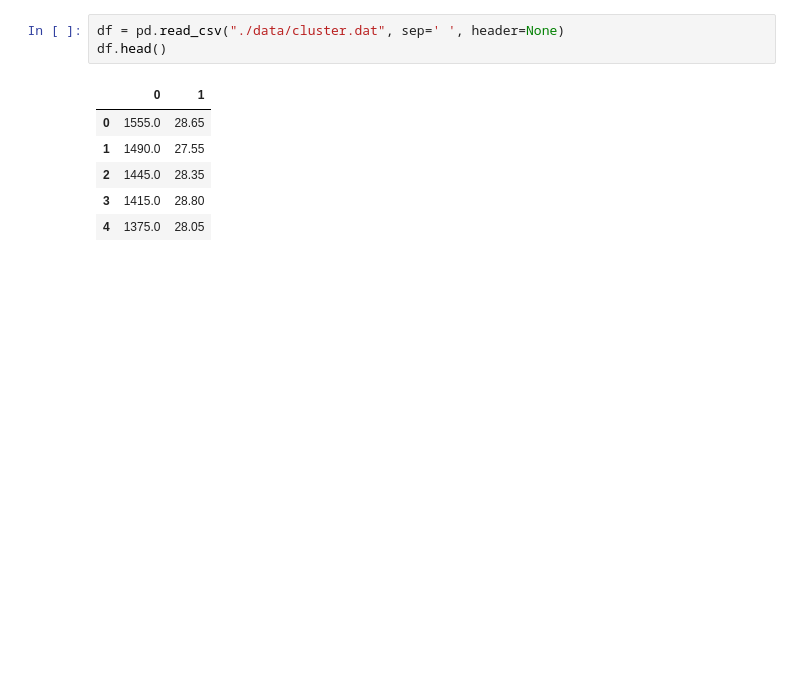
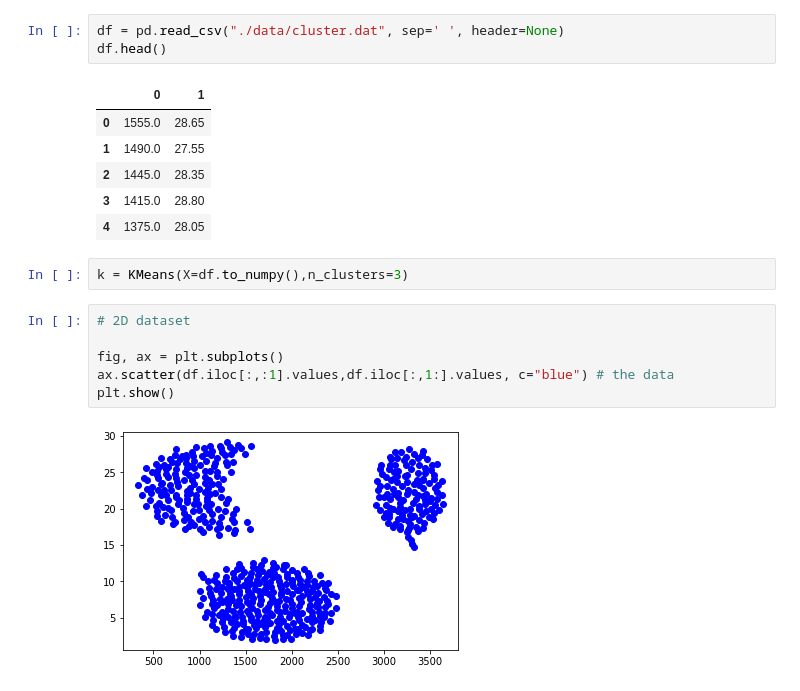
Before and after one commit to jovit/mc866-project-1, a Jupyter notebook: main.ipynb, the cells around one changed output. Cells and saved outputs as stored; diff of their text form; blank space fills up the shorter version.

Commit message:
kmeans wip

```diff
--- a/main.ipynb
+++ b/main.ipynb
@@ -35,3 +53,13 @@ df.head()
 | 2 | 1445.0 | 28.35 |
 | 3 | 1415.0 | 28.80 |
 | 4 | 1375.0 | 28.05 |
+# %%
+k = KMeans(X=df.to_numpy(),n_clusters=3)
+# %%
+# 2D dataset
+
+fig, ax = plt.subplots()
+ax.scatter(df.iloc[:,:1].values,df.iloc[:,1:].values, c="blue") # the data
+plt.show()
+# %% [output]
+[figure, added]
```
Also changed, not shown: parts of 8 cells of this notebook.
